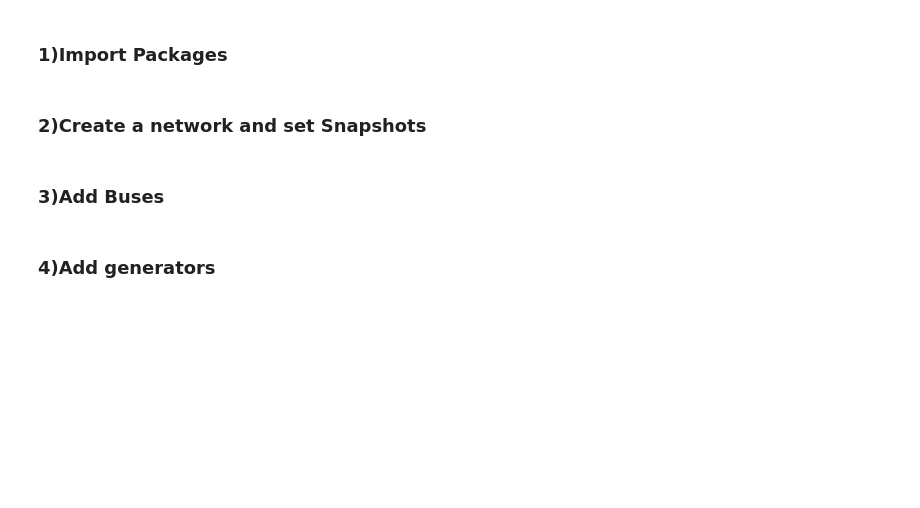
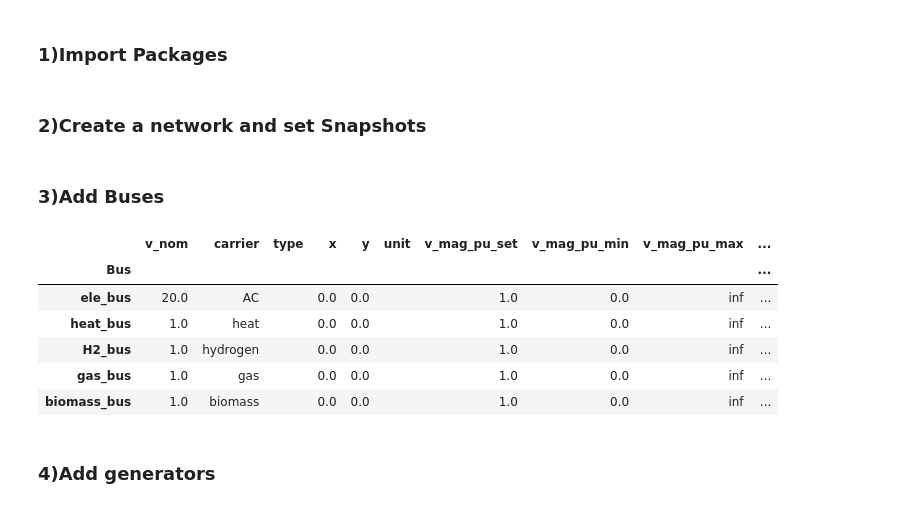
Before and after one commit to SuhasAutade/BTU_lectures_2024, a Jupyter notebook: Lect_4/Lect3_1_Sector_coupling.ipynb, the cells around one changed output. Cells and saved outputs as stored; diff of their text form; code cells hidden in the pictures; blank space fills up the shorter version.

```diff
--- a/Lect_4/Lect3_1_Sector_coupling.ipynb
+++ b/Lect_4/Lect3_1_Sector_coupling.ipynb
@@ -33,14 +33,22 @@ solver='glpk'
 # %%
 bus= pd.read_csv('buses.csv',header=0)
 network.madd(
     "Bus",
     names= bus.bus,
     v_nom=list(bus.v_nom),
     carrier=list(bus.carrier),
-    x=list(bus.x),
-    y=list(bus.y),
+    #x=list(bus.x),
+    #y=list(bus.y),
 )
 network.buses
+# %% [output]
+|  | v_nom | carrier | type | x | y | unit | v_mag_pu_set | v_mag_pu_min | v_mag_pu_max | ... |
+| Bus |  |  |  |  |  |  |  |  |  | ... |
+| ele_bus | 20.0 | AC |  | 0.0 | 0.0 |  | 1.0 | 0.0 | inf | ... |
+| heat_bus | 1.0 | heat |  | 0.0 | 0.0 |  | 1.0 | 0.0 | inf | ... |
+| H2_bus | 1.0 | hydrogen |  | 0.0 | 0.0 |  | 1.0 | 0.0 | inf | ... |
+| gas_bus | 1.0 | gas |  | 0.0 | 0.0 |  | 1.0 | 0.0 | inf | ... |
+| biomass_bus | 1.0 | biomass |  | 0.0 | 0.0 |  | 1.0 | 0.0 | inf | ... |
 # %% [markdown]
 ### 4)Add generators
 # %%
```
Also changed, not shown: parts of 17 cells of this notebook, 2 other files.
